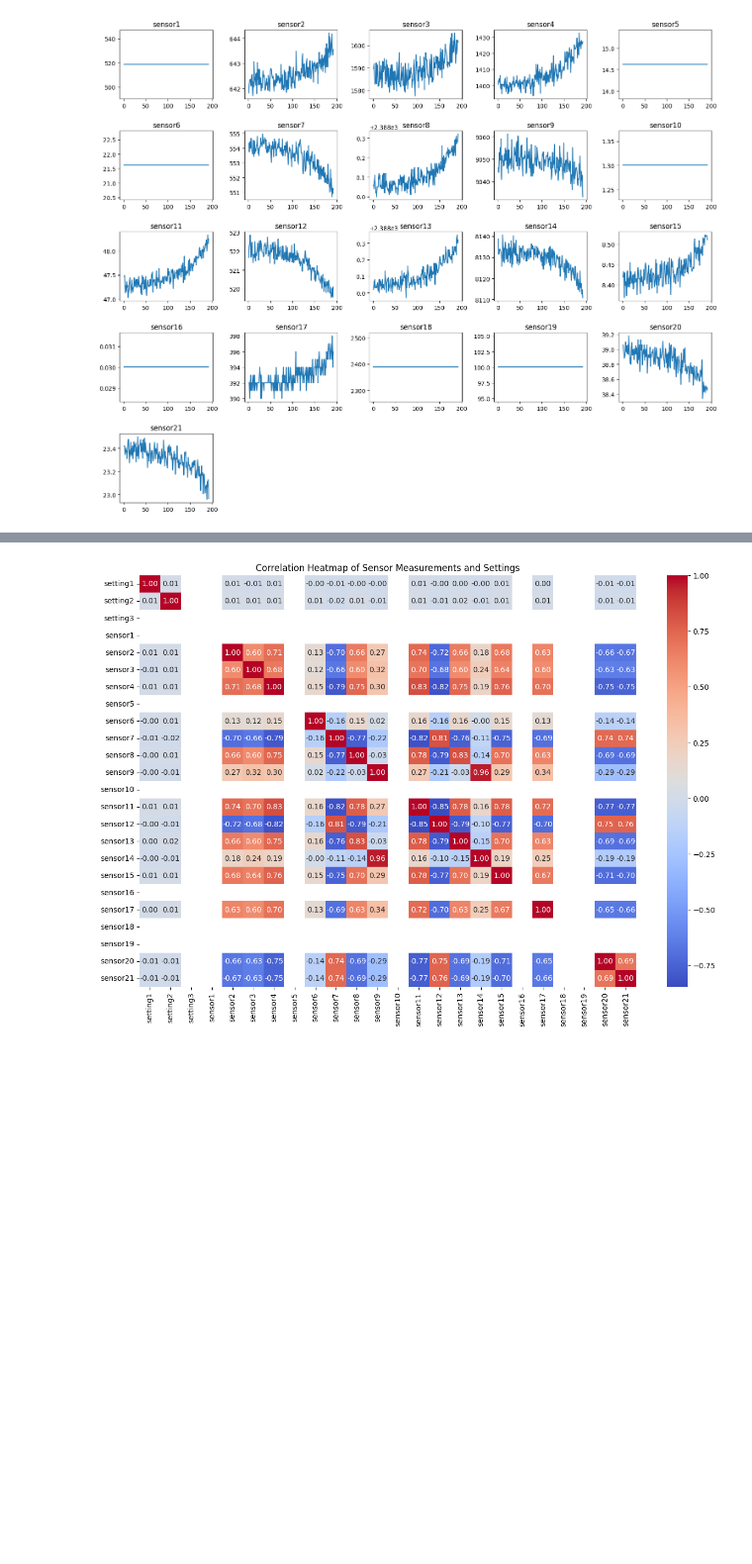
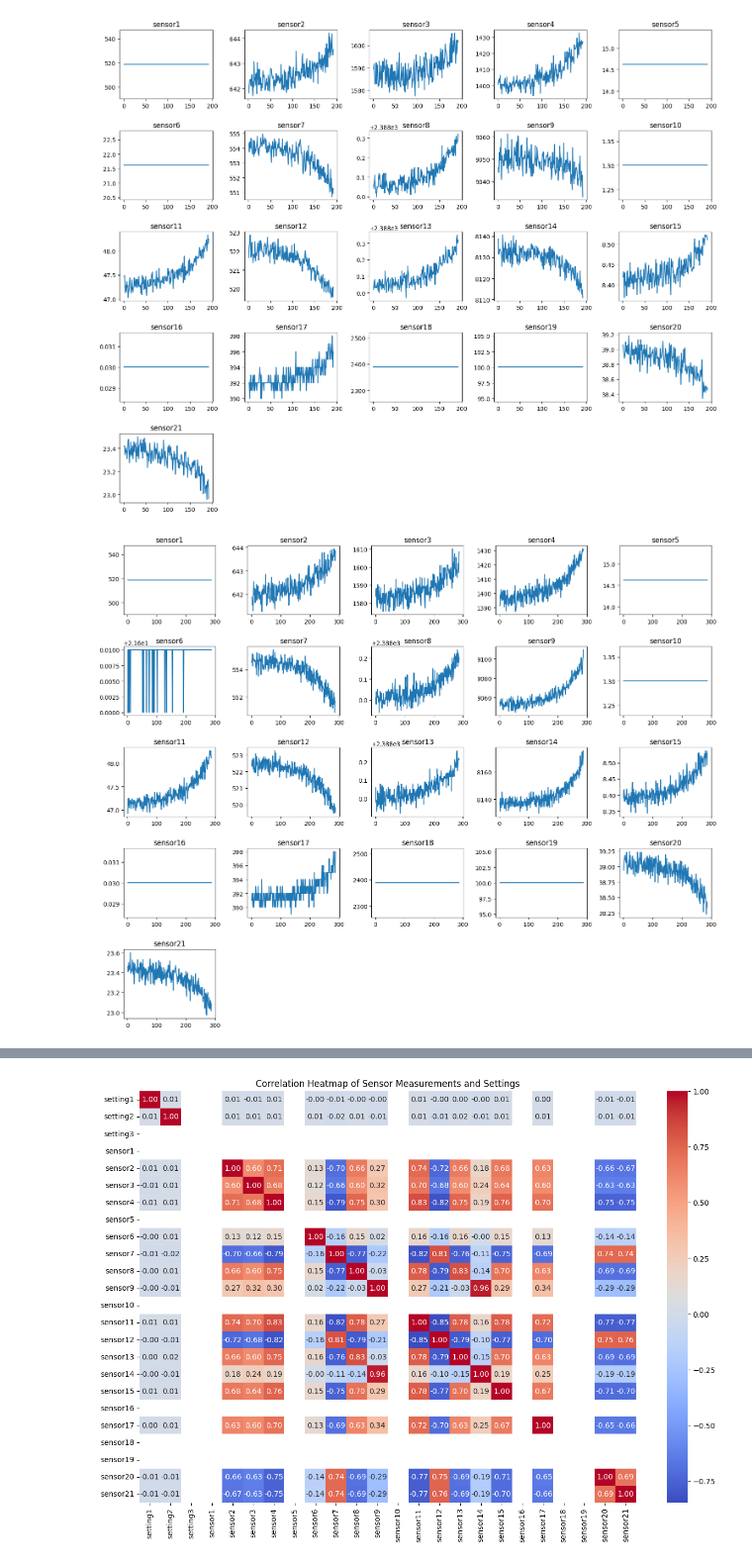
Before and after one commit to DGuilherme/PMTese, a Jupyter notebook: Turbofan.ipynb, the cells around one changed output, grey strips where cells are left out. Shown at 99% size. Saved outputs shown, nothing was run; the diff lists cells and outputs as text; code cells hidden in the pictures; blank space fills up the shorter version.

```diff
--- a/Turbofan.ipynb
+++ b/Turbofan.ipynb
@@ -142,3 +168,16 @@ plt.tight_layout()
 plt.show()
 # %% [output]
 [figure]
+# %%
+engine_id = 2
+engine_data = train_data[train_data['id'] == engine_id]
+
+plt.figure(figsize=(15, 12))
+for i in range(5, train_data.shape[1]):
+    plt.subplot(5, 5, i-4)
+    plt.plot(engine_data['cycle'], engine_data.iloc[:, i])
+    plt.title(train_data.columns[i])
+plt.tight_layout()
+plt.show()
+# %% [output]
+[figure, added]
```
Also changed, not shown: parts of 26 cells of this notebook.
